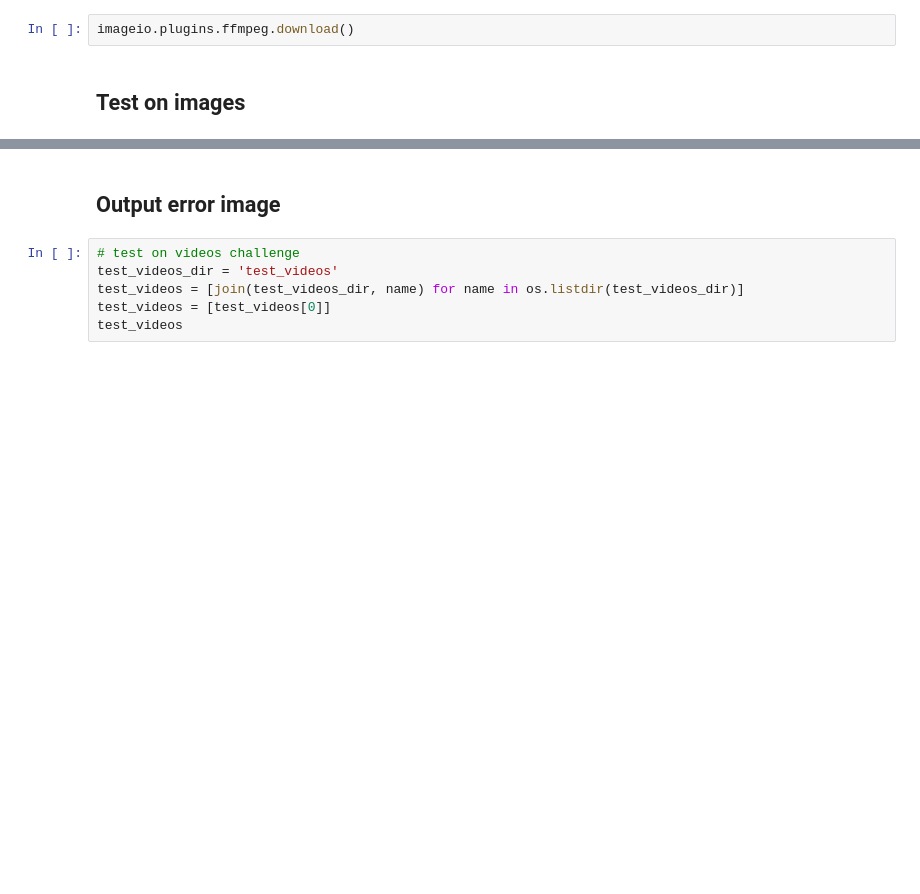
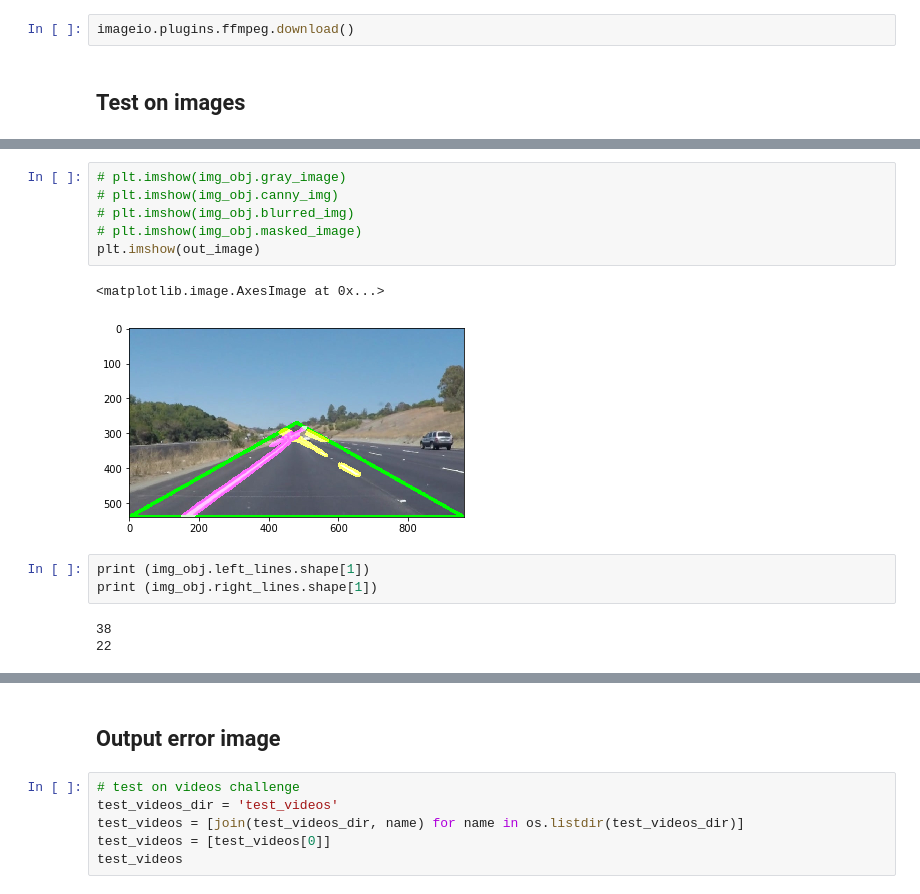
Before and after one commit to YouYueHuang/SelfDrivingCarProjects, a Jupyter notebook: CarND-LaneLines-P1-master/P1.ipynb, the cells around one changed output, grey strips where cells are left out. Cells and saved outputs as stored; diff of their text form; blank space fills up the shorter version.

```diff
--- a/CarND-LaneLines-P1-master/P1.ipynb
+++ b/CarND-LaneLines-P1-master/P1.ipynb
@@ -253,0 +313,15 @@ class laneLineDetector:
+# %%
+# plt.imshow(img_obj.gray_image)
+# plt.imshow(img_obj.canny_img)
+# plt.imshow(img_obj.blurred_img)
+# plt.imshow(img_obj.masked_image)
+plt.imshow(out_image)
+# %% [output]
+<matplotlib.image.AxesImage at 0x...>
+[figure, added]
+# %%
+print (img_obj.left_lines.shape[1])
+print (img_obj.right_lines.shape[1])
+# %% [output]
+38
+22
```
Also changed, not shown: parts of 10 cells of this notebook, 4 other files.
